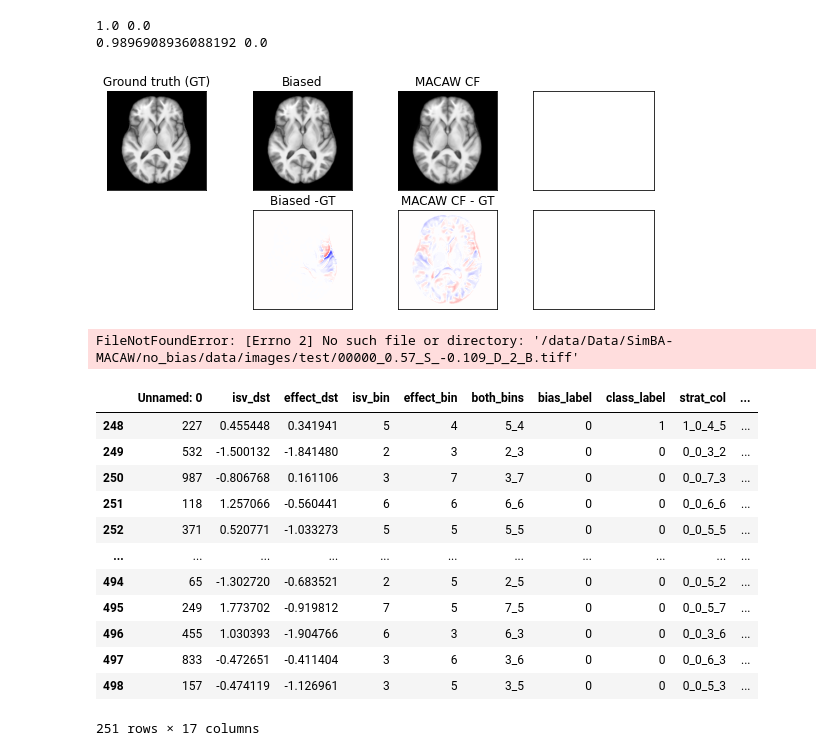
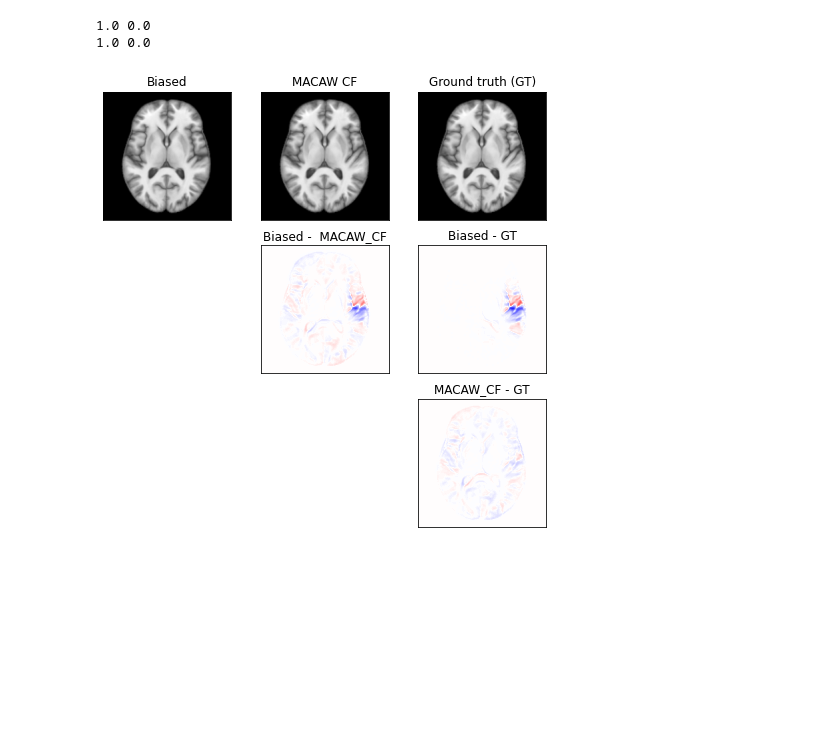
Before and after one commit to ucalgary-miplab/TEA, a Jupyter notebook: 5_TEA_MACAW_remove.ipynb, the cells around one changed output. Cells and saved outputs as stored; diff of their text form; code cells hidden in the pictures; blank space fills up the shorter version.

```diff
--- a/5_TEA_MACAW_remove.ipynb
+++ b/5_TEA_MACAW_remove.ipynb
@@ -36,4 +38,11 @@ def return_file_starting_with(directory, start_string):
             return os.path.join(directory, filename)
     print("No file found starting with the given string.")
     return None
+# %%
+import shutil
+
+os.mkdir("data/exp205/test/bias")
+bias_dir = "data/exp205/test"
+for f in df["filename"]:
+    shutil.move(os.path.join(bias_dir, f), os.path.join("data/exp205/test/bias", f))
 # %%
@@ -52,46 +64,52 @@ import numpy as np
 
 
 def view_images(idx):
-    no_bias_img, far_bias_img, macaw_cf_img = three_images(idx, df)
+    no_bias_img, bias_img, macaw_cf_img = three_images(idx, df)
 
     print(np.max(no_bias_img), np.min(no_bias_img))
     print(np.max(macaw_cf_img), np.min(macaw_cf_img))
 
-    fig, axs = plt.subplots(3, 3, figsize=(10, 4))
+    fig, axs = plt.subplots(3, 3, figsize=(8, 8))
     [
         a.set(xticklabels=[], yticklabels=[], xticks=[], yticks=[])
         for ax in axs
         for a in ax
     ]
 
-    axs[0, 0].imshow(no_bias_img, cmap="gray")
-    axs[0, 0].set_title("Ground truth (GT)")
+    axs[0, 2].imshow(no_bias_img, cmap="gray")
+    axs[0, 2].set_title("Ground truth (GT)")
 
-    axs[0, 1].imshow(far_bias_img, cmap="gray")
-    axs[0, 1].set_title("Biased")
+    axs[0, 0].imshow(bias_img, cmap="gray")
+    axs[0, 0].set_title("Biased")
 
-    axs[0, 2].imshow(macaw_cf_img, cmap="gray")
-    axs[0, 2].set_title("MACAW CF")
+    axs[0, 1].imshow(macaw_cf_img, cmap="gray")
+    axs[0, 1].set_title("MACAW CF")
 
     # axs[0, 3].imshow(hvae_cf_img, cmap="gray")
     # axs[0, 3].set_title("HVAE CF")
 
     fig.delaxes(axs[1, 0])
 
-    axs[1, 1].imshow(far_bias_img - no_bias_img, cmap="seismic", clim=(-1, 1))
-    axs[1, 1].set_title("Biased -GT")
+    axs[1, 2].imshow(bias_img - no_bias_img, cmap="seismic", clim=(-1, 1))
+    axs[1, 2].set_title("Biased - GT")
 
-    axs[1, 2].imshow(macaw_cf_img - no_bias_img, cmap="seismic", clim=(-1, 1))
-    axs[1, 2].set_title("MACAW CF - GT")
+    axs[1, 1].imshow(bias_img - macaw_cf_img, cmap="seismic", clim=(-1, 1))
+    axs[1, 1].set_title("Biased -  MACAW_CF")
+
+    fig.delaxes(axs[2, 0])
+    fig.delaxes(axs[2, 1])
+
+    axs[2, 2].imshow(macaw_cf_img - no_bias_img, cmap="seismic", clim=(-1, 1))
+    axs[2, 2].set_title("MACAW_CF - GT")
 
     # axs[1, 3].imshow(hvae_cf_img - no_bias_img, cmap="seismic", clim=(-1, 1))
     # axs[1, 3].set_title("HVAE CF - GT")
 
     fig.savefig("results/diff.png")
 # %%
-view_images(1)
+view_images(5)
 # %% [output]
 1.0 0.0
-0.9896908936088192 0.0
+1.0 0.0
-[figure, old version]
+[figure, new version]
 # %%
@@ -116,39 +134,14 @@ macaw_ucs = []
 hvae_brs = []
 hvae_ucs = []
 for i in range(n):
-    no, far, macaw, hvae = four_images(i, df)
+    no, biased, macaw = three_images(i, df)
 
-    br, uc = TEA(no, far, macaw)
+    br, uc = TEA(no, biased, macaw)
     macaw_brs.append(br)
     macaw_ucs.append(uc)
 
-    br, uc = TEA(no, far, hvae)
-    hvae_brs.append(br)
-    hvae_ucs.append(uc)
-
-df["macaw_bias_removal"] = macaw_brs
-df["macaw_unwanted_changes"] = macaw_ucs
-
-df["hvae_bias_removal"] = hvae_brs
-df["hvae_unwanted_changes"] = hvae_ucs
+df["MACAW_effectiveness"] = macaw_brs
+df["MACAW_amplification"] = macaw_ucs
-# %% [output]
-FileNotFoundError: [Errno 2] No such file or directory: '/data/Data/SimBA-MACAW/no_bias/data/images/test/00000_0.57_S_-0.109_D_2_B.tiff'
-# %%
-df
-# %% [output]
-|  | Unnamed: 0 | isv_dst | effect_dst | isv_bin | effect_bin | both_bins | bias_label | class_label | strat_col | ... |
-| 248 | 227 | 0.455448 | 0.341941 | 5 | 4 | 5_4 | 0 | 1 | 1_0_4_5 | ... |
-| 249 | 532 | -1.500132 | -1.841480 | 2 | 3 | 2_3 | 0 | 0 | 0_0_3_2 | ... |
-| 250 | 987 | -0.806768 | 0.161106 | 3 | 7 | 3_7 | 0 | 0 | 0_0_7_3 | ... |
-| 251 | 118 | 1.257066 | -0.560441 | 6 | 6 | 6_6 | 0 | 0 | 0_0_6_6 | ... |
-| 252 | 371 | 0.520771 | -1.033273 | 5 | 5 | 5_5 | 0 | 0 | 0_0_5_5 | ... |
-| ... | ... | ... | ... | ... | ... | ... | ... | ... | ... | ... |
-| 494 | 65 | -1.302720 | -0.683521 | 2 | 5 | 2_5 | 0 | 0 | 0_0_5_2 | ... |
-| 495 | 249 | 1.773702 | -0.919812 | 7 | 5 | 7_5 | 0 | 0 | 0_0_5_7 | ... |
-| 496 | 455 | 1.030393 | -1.904766 | 6 | 3 | 6_3 | 0 | 0 | 0_0_3_6 | ... |
-| 497 | 833 | -0.472651 | -0.411404 | 3 | 6 | 3_6 | 0 | 0 | 0_0_6_3 | ... |
-| 498 | 157 | -0.474119 | -1.126961 | 3 | 5 | 3_5 | 0 | 0 | 0_0_5_3 | ... |
-251 rows × 17 columns
 # %%
 df["bias_effect"] = [float(i.split("_")[-2]) for i in df["filename"]]
 df["disease_effect"] = [float(i.split("_")[3]) for i in df["filename"]]
```
Also changed, not shown: parts of 10 cells of this notebook, 3 other files.
